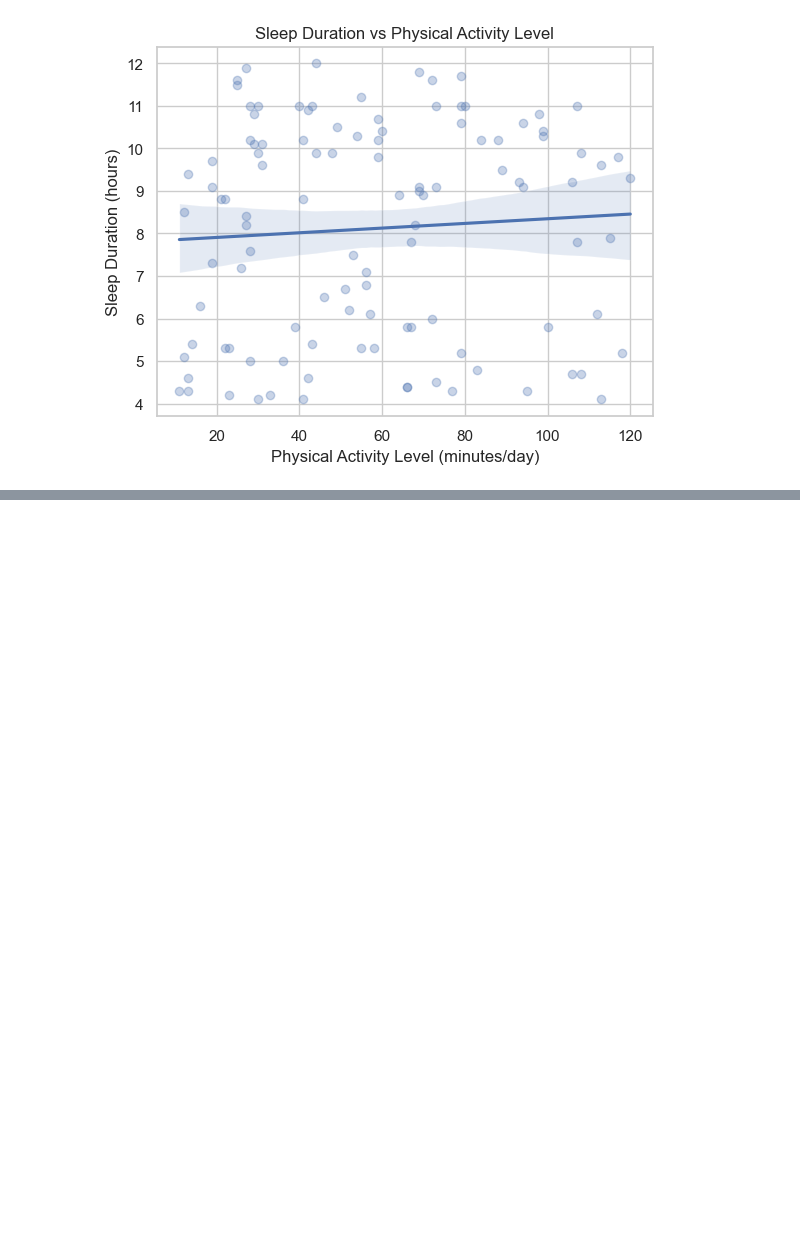
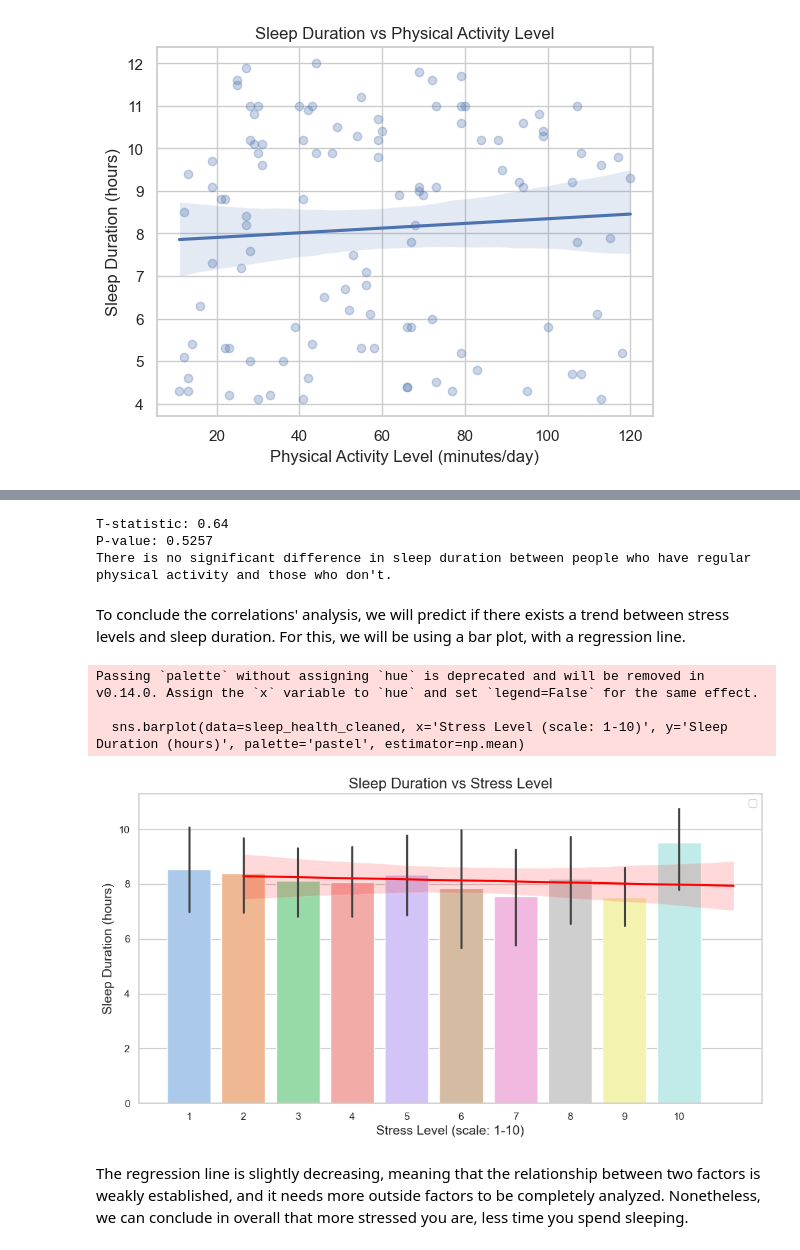
Before and after one commit to fisherlul/fisherlul.github.io, a Jupyter notebook: Sleep Analysis/analysis.ipynb, the cells around one changed output, grey strips where cells are left out. Cells and saved outputs as stored; diff of their text form; code cells hidden in the pictures; blank space fills up the shorter version.

Commit message:
Update on Sleep Analysis

```diff
--- a/Sleep Analysis/analysis.ipynb
+++ b/Sleep Analysis/analysis.ipynb
@@ -216,0 +237,50 @@ Correlation coefficient between Physical Activity Level and Sleep Duration: 0.07
+# %%
+from scipy.stats import ttest_ind
+
+# Define a threshold for regular physical activity (e.g., 30 minutes/day)
+threshold = 30
+
+# Split the data into two groups based on the threshold
+regular_activity = sleep_health_cleaned[sleep_health_cleaned['Physical Activity Level (minutes/day)'] >= threshold]
+no_regular_activity = sleep_health_cleaned[sleep_health_cleaned['Physical Activity Level (minutes/day)'] < threshold]
+
+# Perform the t-test
+t_stat, p_value = ttest_ind(regular_activity['Sleep Duration (hours)'], no_regular_activity['Sleep Duration (hours)'])
+
+# Print the results
+print(f"T-statistic: {t_stat:.2f}")
+print(f"P-value: {p_value:.4f}")
+
+# Interpret the results
+alpha = 0.05
+if p_value < alpha:
+    print("There is a significant difference in sleep duration between people who have regular physical activity and those who don't.")
+else:
+    print("There is no significant difference in sleep duration between people who have regular physical activity and those who don't.")
+# %% [output]
+T-statistic: 0.64
+P-value: 0.5257
+There is no significant difference in sleep duration between people who have regular physical activity and those who don't.
+# %% [markdown]
+To conclude the correlations' analysis, we will predict if there exists a trend between stress levels and sleep duration. For this, we will be using a bar plot, with a regression line.
+# %%
+#### Bar Plot: Sleep Duration vs Stress Level:
+plt.figure(figsize=(12, 6))
+sns.barplot(data=sleep_health_cleaned, x='Stress Level (scale: 1-10)', y='Sleep Duration (hours)', palette='pastel', estimator=np.mean)
+
+# Add a regression line
+sns.regplot(data=sleep_health_cleaned, x='Stress Level (scale: 1-10)', y='Sleep Duration (hours)', scatter=False, color='red', line_kws={'label': 'Regression Line'})
+
+# Add title and labels
+plt.title('Sleep Duration vs Stress Level', fontsize=16)
+plt.xlabel('Stress Level (scale: 1-10)', fontsize=14)
+plt.ylabel('Sleep Duration (hours)', fontsize=14)
+plt.legend()
+plt.show()
+# %% [output]
+Passing `palette` without assigning `hue` is deprecated and will be removed in v0.14.0. Assign the `x` variable to `hue` and set `legend=False` for the same effect.
+
+  sns.barplot(data=sleep_health_cleaned, x='Stress Level (scale: 1-10)', y='Sleep Duration (hours)', palette='pastel', estimator=np.mean)
+[figure, added]
+# %% [markdown]
+The regression line is slightly decreasing, meaning that the relationship between two factors is weakly established, and it needs more outside factors to be completely analyzed. Nonetheless, we can conclude in overall that more stressed you are, less time you spend sleeping.
```
Also changed, not shown: parts of 2 cells of this notebook.
